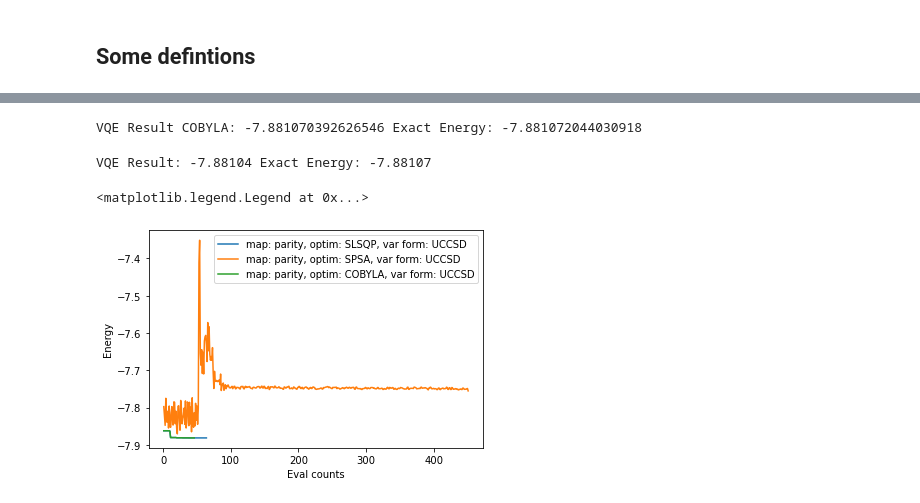
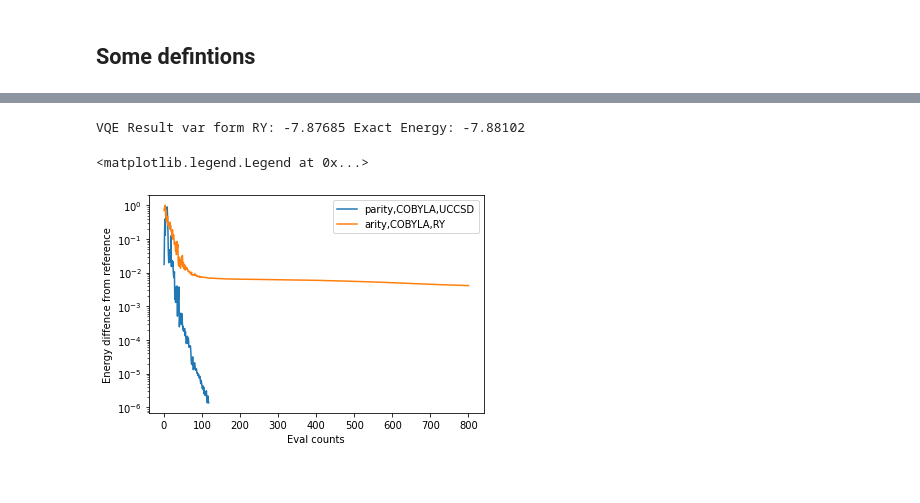
Before and after one commit to filippotramonto/QGSS-FinalProjectTeam47, a Jupyter notebook: FinalProjectTeam47.ipynb, the cells around one changed output, grey strips where cells are left out. Saved outputs shown, nothing was run; the diff lists cells and outputs as text; code cells hidden in the pictures.

```diff
--- a/FinalProjectTeam47.ipynb
+++ b/FinalProjectTeam47.ipynb
@@ -110,5 +113,5 @@ def compute_LiH_qubitOp(map_type, inter_dist, basis='sto3g'):
 # %%
-inter_dist = 1.6
+inter_dist = 1.5
 map_type='parity'
 
 qubitOp, num_spin_orbitals, num_particles, qubit_reduction, total_en_shift = compute_LiH_qubitOp(map_type,inter_dist)
@@ -177,0 +203,9 @@ VQE Result: -7.881072027638027 Exact Energy: -7.881072044030918
+# %%
+optimizer = COBYLA(maxiter=200, tol=0.001)
+counts=[]
+values=[]
+params=[]
+deviation=[]
+vqe = VQE(qubitOp, var_form, optimizer,callback=store_intermediate_result)
+vqe_result_COBYLA = np.real(vqe.run(backend)['eigenvalue'] + total_en_shift)
+print("VQE Result COBYLA:", np.round(vqe_result_COBYLA,5), "Exact Energy:", np.round(exact_energy,5))
@@ -177,0 +214,4 @@ VQE Result: -7.881072027638027 Exact Energy: -7.881072044030918
+# %%
+counts_COBYLA = counts
+en_diff_COBYLA = values - np.real(ref[0])
+deviation_COBYLA = deviation
@@ -206,15 +267,12 @@ deviation_SPSA = deviation
 # %%
-optimizer = COBYLA(maxiter=200, tol=0.001)
+var_form=RY_var_form
+optimizer = COBYLA(maxiter=800, tol=0.001)
 counts=[]
 values=[]
 params=[]
 deviation=[]
-vqe = VQE(qubitOp, var_form, optimizer,callback=store_intermediate_result)
-vqe_result_COBYLA = np.real(vqe.run(backend)['eigenvalue'] + total_en_shift)
-print("VQE Result COBYLA:", vqe_result_COBYLA, "Exact Energy:", exact_energy)
+vqe = VQE(qubitOp, var_form, optimizer, callback=store_intermediate_result)
+result_RY = np.real(vqe.run(backend)['eigenvalue'] + total_en_shift)
+print("VQE Result var form RY:", np.round(result_RY,5), "Exact Energy:", np.round(exact_energy,5))
 # %% [output]
-VQE Result COBYLA: -7.881070392626546 Exact Energy: -7.881072044030918
+VQE Result var form RY: -7.87685 Exact Energy: -7.88102
-# %%
-print("VQE Result:", np.round(vqe_result_COBYLA,5), "Exact Energy:", np.round(exact_energy,5))
-# %% [output]
-VQE Result: -7.88104 Exact Energy: -7.88107
@@ -225,10 +279,14 @@ deviation_COBYLA = deviation
+# %%
+counts_RY_COBYLA = counts
+en_diff_RY_COBYLA = values - np.real(ref[0])
+deviation_RY_COBYLA = deviation
 # %%
-plt.plot(counts_SLSQP,energies_SLSQP,label="map: parity, optim: SLSQP, var form: UCCSD")
-plt.plot(counts_SPSA,energies_SPSA,label="map: parity, optim: SPSA, var form: UCCSD")
-plt.plot(counts_COBYLA,energies_COBYLA,label="map: parity, optim: COBYLA, var form: UCCSD")
+plt.plot(counts_COBYLA,en_diff_COBYLA,label="parity,COBYLA,UCCSD")
+plt.plot(counts_RY_COBYLA,en_diff_RY_COBYLA,label="arity,COBYLA,RY")
 plt.xlabel('Eval counts')
-plt.ylabel('Energy')
+plt.ylabel('Energy diffence from reference')
+plt.yscale("log")
 plt.legend()
 # %% [output]
 <matplotlib.legend.Legend at 0x...>
-[figure, old version]
+[figure, new version]
```
Also changed, not shown: parts of 35 cells of this notebook.
